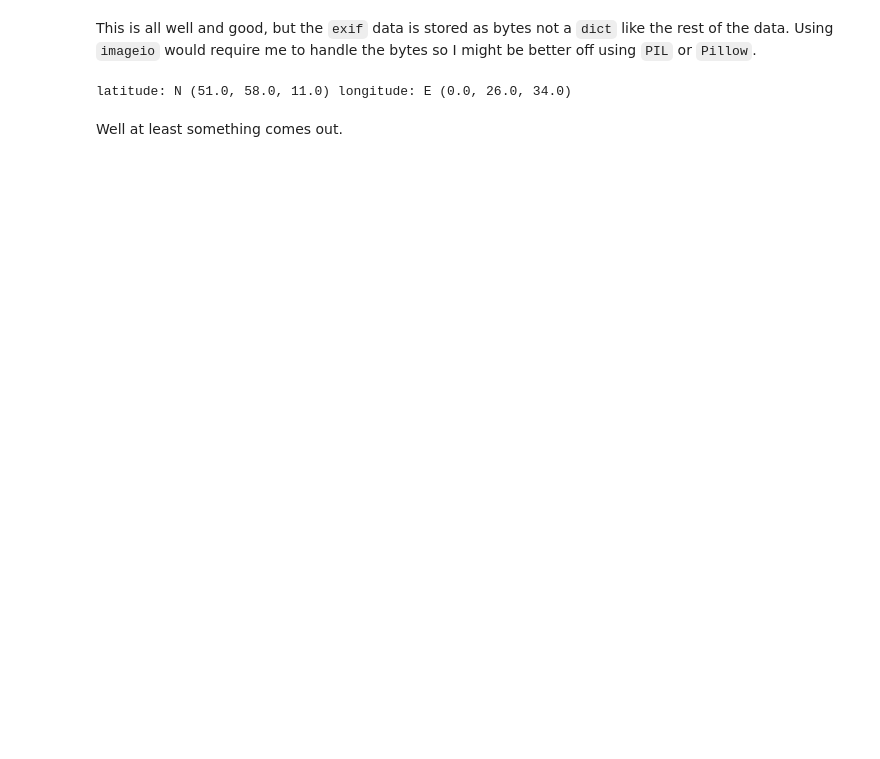
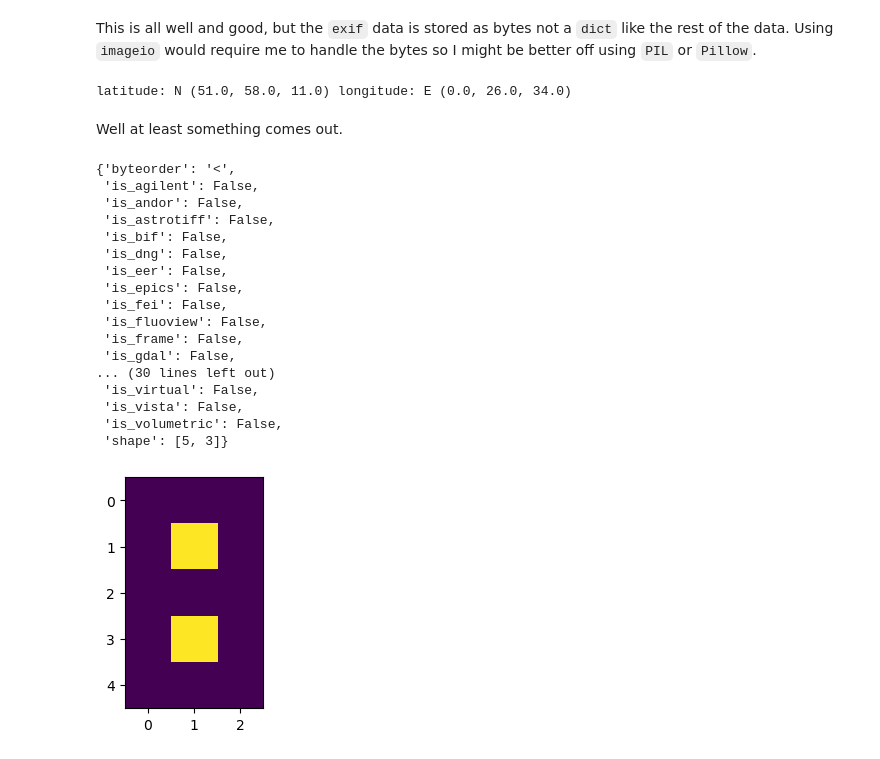
Before and after one commit to joejcollins/aqua-marina, a Jupyter notebook: note_books/022_image_meta_data.ipynb, the cells around one changed output. Cells and saved outputs as stored; diff of their text form; code cells hidden in the pictures; blank space fills up the shorter version.

```diff
--- a/note_books/022_image_meta_data.ipynb
+++ b/note_books/022_image_meta_data.ipynb
@@ -33,3 +37,37 @@ print(f"latitude: {lat_direction} {lat} longitude: {lon_direction} {lon}")
 latitude: N (51.0, 58.0, 11.0) longitude: E (0.0, 26.0, 34.0)
 # %% [markdown]
 Well at least something comes out.
+# %%
+import pprint
+
+from aqua_marina import file_finder_service
+from matplotlib import pyplot
+
+eight_path = file_finder_service.find_training_image('eight.tif')
+
+eight = iio.imread(uri=eight_path)
+
+the_figure, the_axes = pyplot.subplots(figsize=(3,3))
+the_axes.imshow(eight)
+
+meta_data = iio.immeta(uri=eight_path)
+pprint.pprint(meta_data)
+# %% [output]
+{'byteorder': '<',
+ 'is_agilent': False,
+ 'is_andor': False,
+ 'is_astrotiff': False,
+ 'is_bif': False,
+ 'is_dng': False,
+ 'is_eer': False,
+ 'is_epics': False,
+ 'is_fei': False,
+ 'is_fluoview': False,
+ 'is_frame': False,
+ 'is_gdal': False,
+... (30 lines left out)
+ 'is_virtual': False,
+ 'is_vista': False,
+ 'is_volumetric': False,
+ 'shape': [5, 3]}
+[figure, added]
```
Also changed, not shown: parts of 1 cell of this notebook, 4 other files.
